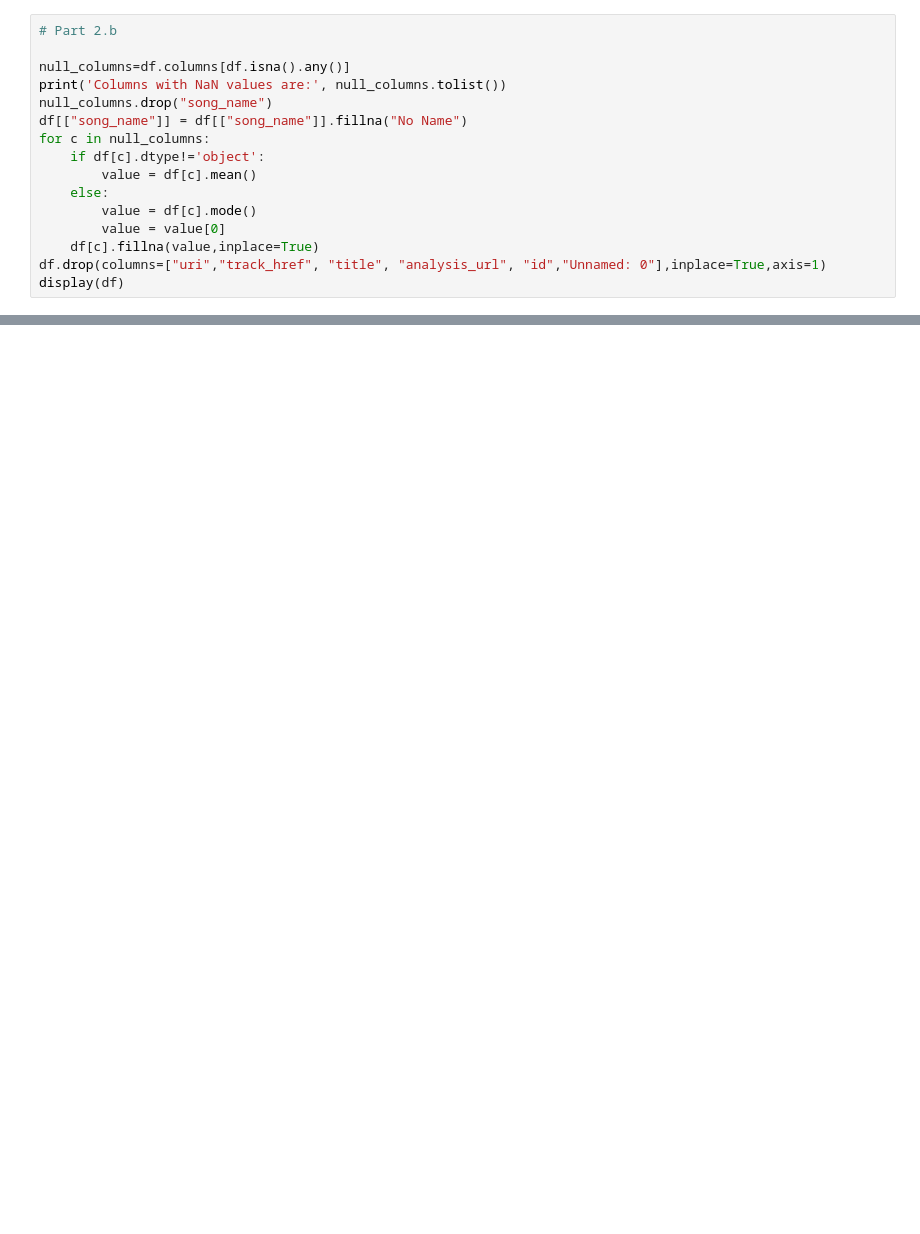
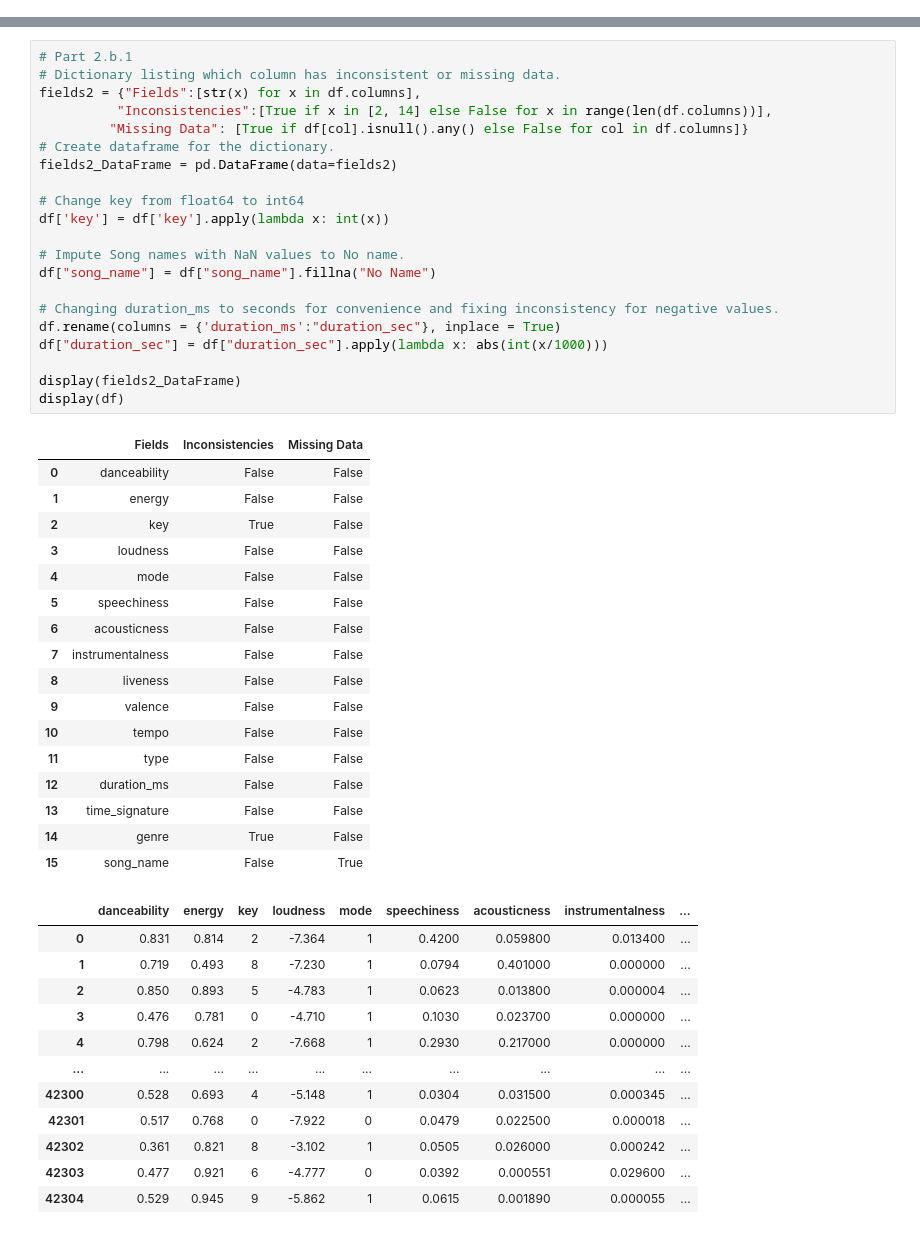
Before and after one commit to Waleed-Almutairi/ISE-291-Project, a Jupyter notebook: Code/VechicelCrashes.ipynb, the cells around one changed output, grey strips where cells are left out. Cells and saved outputs as stored; diff of their text form; blank space fills up the shorter version.

```diff
--- a/Code/VechicelCrashes.ipynb
+++ b/Code/VechicelCrashes.ipynb
@@ -73,16 +56,0 @@ None
-# %%
-# Part 2.b
-
-null_columns=df.columns[df.isna().any()]
-print('Columns with NaN values are:', null_columns.tolist())
-null_columns.drop("song_name")
-df[["song_name"]] = df[["song_name"]].fillna("No Name")
-for c in null_columns:
-    if df[c].dtype!='object':
-        value = df[c].mean()
-    else:
-        value = df[c].mode()
-        value = value[0]
-    df[c].fillna(value,inplace=True)
-df.drop(columns=["uri","track_href", "title", "analysis_url", "id","Unnamed: 0"],inplace=True,axis=1)
-display(df)
@@ -169,0 +57,51 @@ import seaborn as sns
+# %%
+# Part 2.b.1
+# Dictionary listing which column has inconsistent or missing data.
+fields2 = {"Fields":[str(x) for x in df.columns],
+          "Inconsistencies":[True if x in [2, 14] else False for x in range(len(df.columns))],
+         "Missing Data": [True if df[col].isnull().any() else False for col in df.columns]}
+# Create dataframe for the dictionary.
+fields2_DataFrame = pd.DataFrame(data=fields2)
+
+# Change key from float64 to int64
+df['key'] = df['key'].apply(lambda x: int(x))
+
+# Impute Song names with NaN values to No name.
+df["song_name"] = df["song_name"].fillna("No Name")
+
+# Changing duration_ms to seconds for convenience and fixing inconsistency for negative values.
+df.rename(columns = {'duration_ms':"duration_sec"}, inplace = True)
+df["duration_sec"] = df["duration_sec"].apply(lambda x: abs(int(x/1000)))
+
+display(fields2_DataFrame)
+display(df)
+# %% [output]
+|  | Fields | Inconsistencies | Missing Data |
+| 0 | danceability | False | False |
+| 1 | energy | False | False |
+| 2 | key | True | False |
+| 3 | loudness | False | False |
+| 4 | mode | False | False |
+| 5 | speechiness | False | False |
+| 6 | acousticness | False | False |
+| 7 | instrumentalness | False | False |
+| 8 | liveness | False | False |
+| 9 | valence | False | False |
+| 10 | tempo | False | False |
+| 11 | type | False | False |
+| 12 | duration_ms | False | False |
+| 13 | time_signature | False | False |
+| 14 | genre | True | False |
+| 15 | song_name | False | True |
+|  | danceability | energy | key | loudness | mode | speechiness | acousticness | instrumentalness | ... |
+| 0 | 0.831 | 0.814 | 2 | -7.364 | 1 | 0.4200 | 0.059800 | 0.013400 | ... |
+| 1 | 0.719 | 0.493 | 8 | -7.230 | 1 | 0.0794 | 0.401000 | 0.000000 | ... |
+| 2 | 0.850 | 0.893 | 5 | -4.783 | 1 | 0.0623 | 0.013800 | 0.000004 | ... |
+| 3 | 0.476 | 0.781 | 0 | -4.710 | 1 | 0.1030 | 0.023700 | 0.000000 | ... |
+| 4 | 0.798 | 0.624 | 2 | -7.668 | 1 | 0.2930 | 0.217000 | 0.000000 | ... |
+| ... | ... | ... | ... | ... | ... | ... | ... | ... | ... |
+| 42300 | 0.528 | 0.693 | 4 | -5.148 | 1 | 0.0304 | 0.031500 | 0.000345 | ... |
+| 42301 | 0.517 | 0.768 | 0 | -7.922 | 0 | 0.0479 | 0.022500 | 0.000018 | ... |
+| 42302 | 0.361 | 0.821 | 8 | -3.102 | 1 | 0.0505 | 0.026000 | 0.000242 | ... |
+| 42303 | 0.477 | 0.921 | 6 | -4.777 | 0 | 0.0392 | 0.000551 | 0.029600 | ... |
+| 42304 | 0.529 | 0.945 | 9 | -5.862 | 1 | 0.0615 | 0.001890 | 0.000055 | ... |
```
Also changed, not shown: parts of 6 cells of this notebook.
